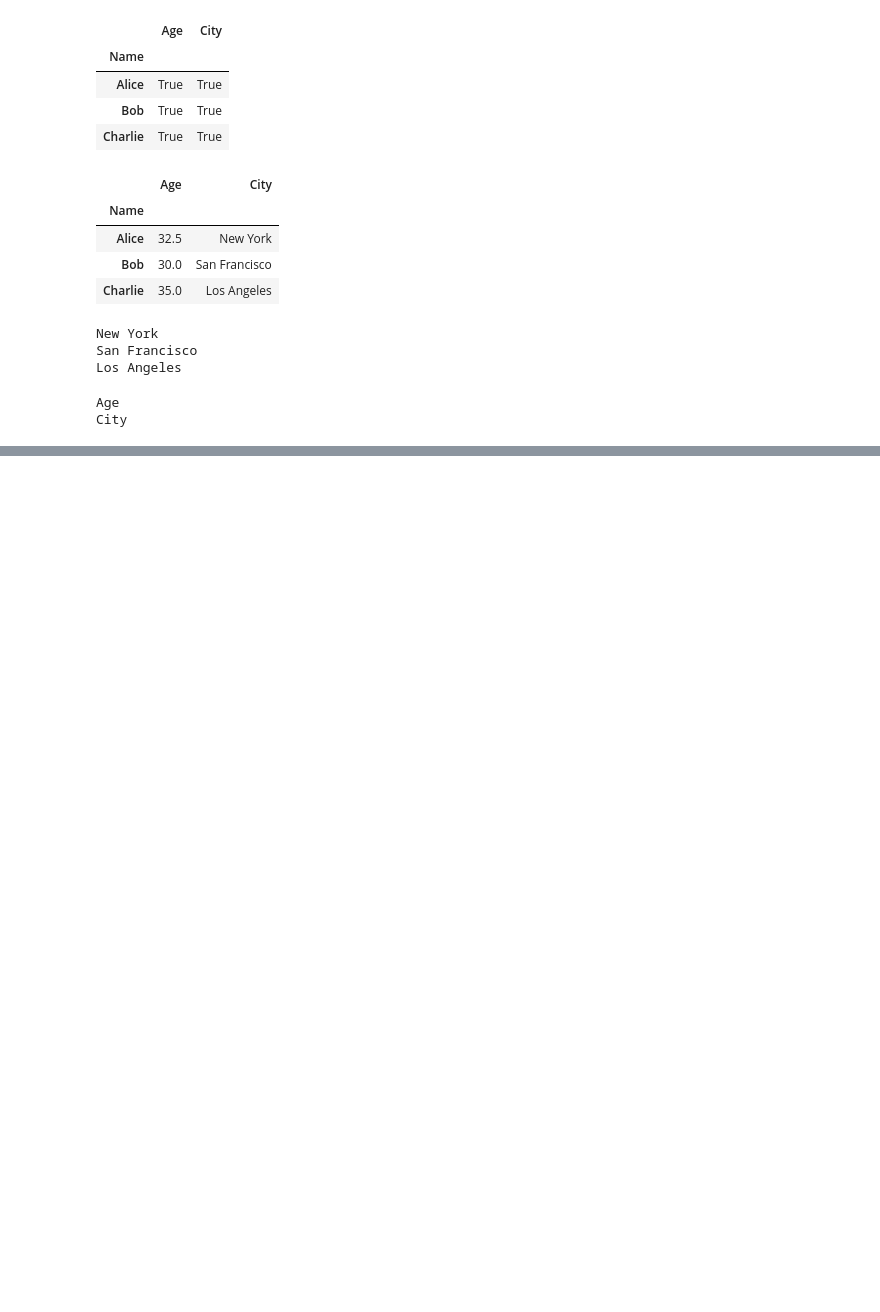
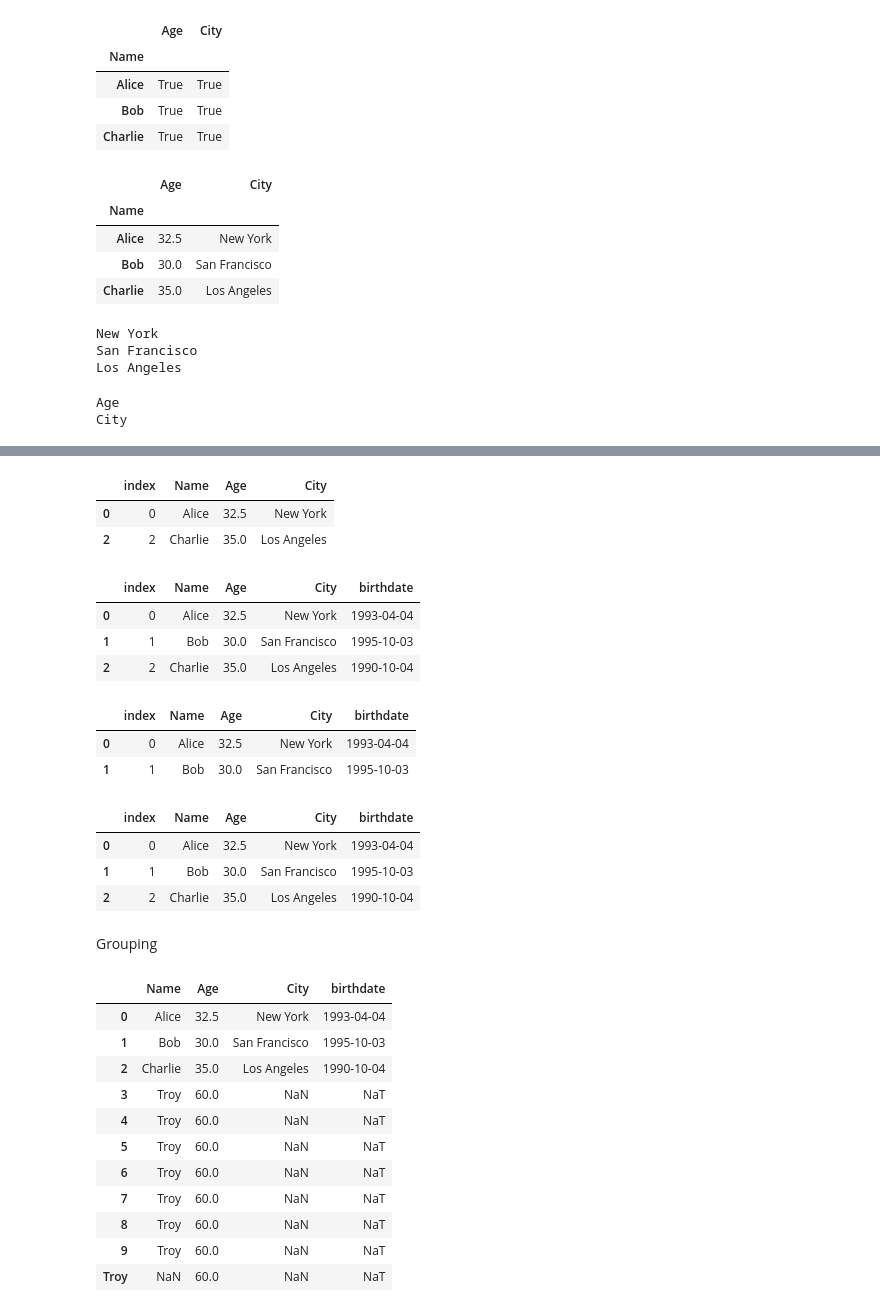
Before and after one commit to miksang0/Numpy-and-Pandas, a Jupyter notebook: Pandas.ipynb, the cells around one changed output, grey strips where cells are left out. Saved outputs shown, nothing was run; the diff lists cells and outputs as text; code cells hidden in the pictures; blank space fills up the shorter version.

```diff
--- a/Pandas.ipynb
+++ b/Pandas.ipynb
@@ -417,0 +448,48 @@ City
+# %%
+df[(df.Name.str.endswith('e')) & (df.Age.notna())]
+# %% [output]
+|  | index | Name | Age | City |
+| 0 | 0 | Alice | 32.5 | New York |
+| 2 | 2 | Charlie | 35.0 | Los Angeles |
+# %%
+import datetime as dt
+df['birthdate'] = pd.to_datetime(df['Age'].apply(lambda x: dt.date.today() - dt.timedelta(days = x * 365)))
+df
+# %% [output]
+|  | index | Name | Age | City | birthdate |
+| 0 | 0 | Alice | 32.5 | New York | 1993-04-04 |
+| 1 | 1 | Bob | 30.0 | San Francisco | 1995-10-03 |
+| 2 | 2 | Charlie | 35.0 | Los Angeles | 1990-10-04 |
+# %%
+df[df.birthdate.dt.year > 1990]
+# %% [output]
+|  | index | Name | Age | City | birthdate |
+| 0 | 0 | Alice | 32.5 | New York | 1993-04-04 |
+| 1 | 1 | Bob | 30.0 | San Francisco | 1995-10-03 |
+# %%
+df.query('Age > 32')
+df
+# %% [output]
+|  | index | Name | Age | City | birthdate |
+| 0 | 0 | Alice | 32.5 | New York | 1993-04-04 |
+| 1 | 1 | Bob | 30.0 | San Francisco | 1995-10-03 |
+| 2 | 2 | Charlie | 35.0 | Los Angeles | 1990-10-04 |
+# %% [markdown]
+Grouping
+# %%
+df.at['Troy', 'Age'] = 60
+df.dropna()
+df
+# %% [output]
+|  | Name | Age | City | birthdate |
+| 0 | Alice | 32.5 | New York | 1993-04-04 |
+| 1 | Bob | 30.0 | San Francisco | 1995-10-03 |
+| 2 | Charlie | 35.0 | Los Angeles | 1990-10-04 |
+| 3 | Troy | 60.0 | NaN | NaT |
+| 4 | Troy | 60.0 | NaN | NaT |
+| 5 | Troy | 60.0 | NaN | NaT |
+| 6 | Troy | 60.0 | NaN | NaT |
+| 7 | Troy | 60.0 | NaN | NaT |
+| 8 | Troy | 60.0 | NaN | NaT |
+| 9 | Troy | 60.0 | NaN | NaT |
+| Troy | NaN | 60.0 | NaN | NaT |
```
Also changed, not shown: parts of 30 cells of this notebook.
